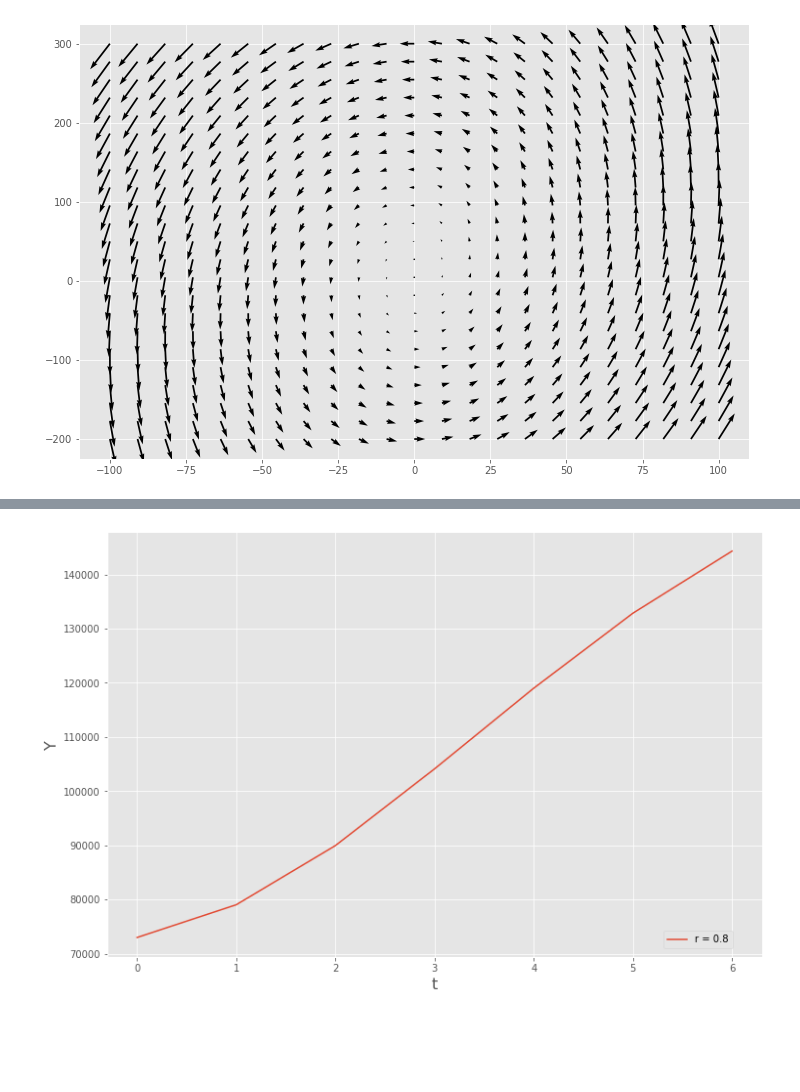
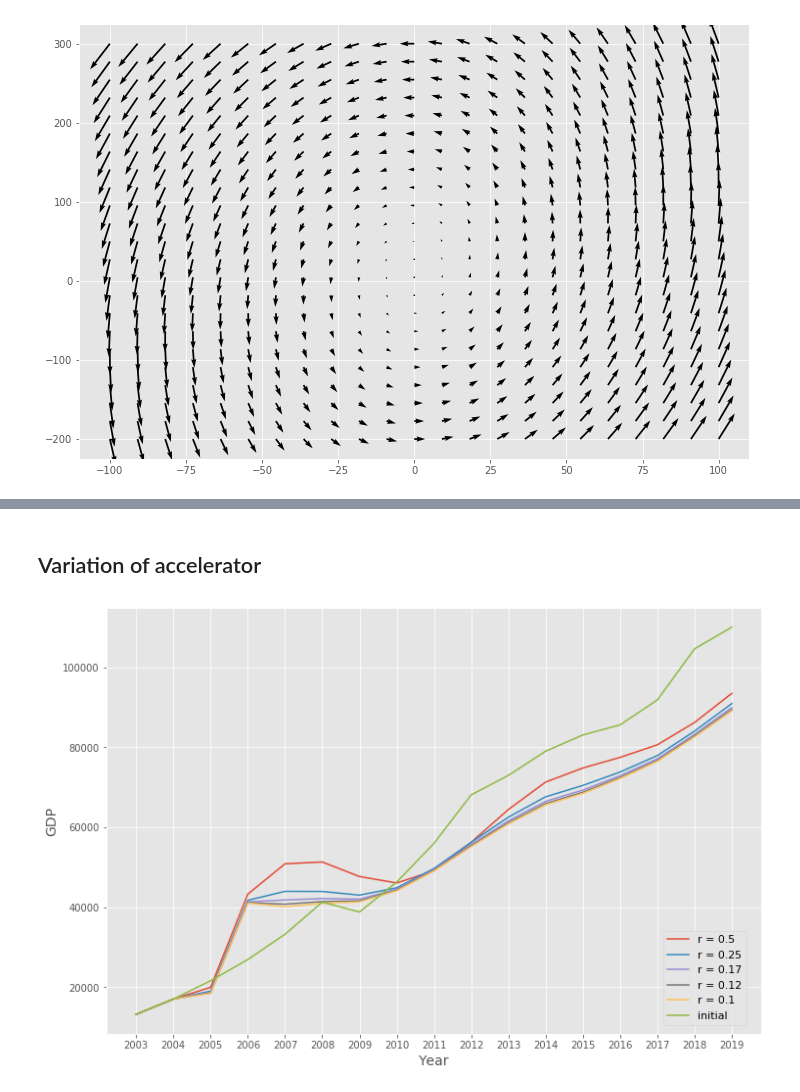
Before and after one commit to kirillzx/Math-projects, a Jupyter notebook: Mathematical_modeling/Samuelson-Hicks model.ipynb, the cells around one changed output, grey strips where cells are left out. Saved outputs shown, nothing was run; the diff lists cells and outputs as text; code cells hidden in the pictures; blank space fills up the shorter version.

```diff
--- a/Mathematical_modeling/Samuelson-Hicks model.ipynb
+++ b/Mathematical_modeling/Samuelson-Hicks model.ipynb
@@ -270,6 +270,7 @@ file = 'Data_Samuelson-Hicks_model.xlsx'
 
 # Load spreadsheet
 df = pd.read_excel(file)
+df = df[3:]
 df.head()
 # %% [output]
 |  | Year | GDP |
@@ -291,26 +325,23 @@ plt.show()
+# %% [markdown]
+## Variation of accelerator
 # %%
-n = 7
-r = 0.8
-ia =[10065.7, 10379.6, 10496.3, 11282.5, 12262.2, 13640.7, 14725.4]
-c = 0.75
-ca = [14153.8, 15094.3, 15346.7, 16632.5, 17319.9, 18040.6, 18884.6]
-
-# arrayY = [1428.5, 2007.8]
-arrayY = [72985.7, 79030]
-
 plt.subplots(figsize=(12, 8))
 time = np.arange(0, n)
 
-# for i in range(5):
-# arrayY = [0, 0]
-for t in range(2, n):
-        y = ca[t] + c*arrayY[t-1] + r*(arrayY[t-1]-arrayY[t-2]) + ia[t]
-        arrayY.append(y)
-plt.plot(time, arrayY, label = f'r = {round(r, 2)}')
+for i in range(5):
+    arrayY = [13208.2, 17027.2]
+    r = 0.5/(i+1)
+    for t in range(2, n):
+            y = ca[t] + c*arrayY[t-1] + r*(arrayY[t-1]-arrayY[t-2]) + ia[t]
+            arrayY.append(y)
+    plt.plot(df[5:]['Year'], arrayY, label = f'r = {round(r, 2)}')
 
-plt.legend(loc=(0.85,0.02))
-plt.xlabel("t", fontsize=16)
-plt.ylabel("Y", fontsize=16)
+plt.plot(df[5:]['Year'], list(df[5:]["GDP"]), label = 'initial')
+plt.xlabel('Year', fontsize=14)
+plt.ylabel('GDP',  fontsize=14)
+plt.xticks(np.arange(2003,2020))
+
+plt.legend(loc=(0.85,0.02), fontsize=11)
 plt.show()
 # %% [output]
-[figure, old version]
+[figure, new version]
```
Also changed, not shown: parts of 11 cells of this notebook.
